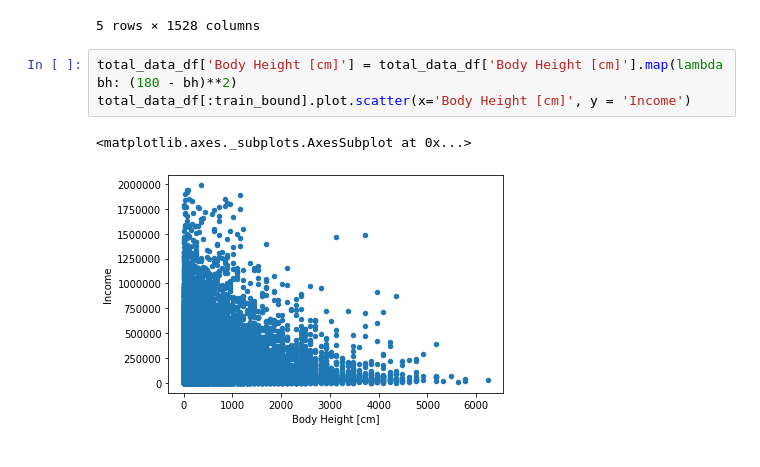
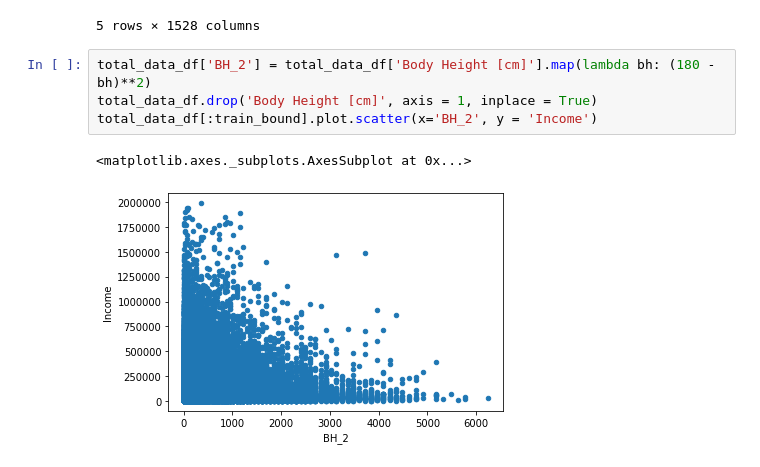
Before and after one commit to tannineo/cs7cs4-indi-comp, a Jupyter notebook: 20191014/training.ipynb, the cells around one changed output. Drawn from its saved outputs; the diff is of its cells as text.

```diff
--- a/20191014/training.ipynb
+++ b/20191014/training.ipynb
@@ -218,11 +220,12 @@ total_data_df.head()
 | 9 | 165.0 | 189 | 48058.20607 | 0 | 1 | 0 | 6.557439 | ... |
 5 rows × 1528 columns
 # %%
-total_data_df['Body Height [cm]'] = total_data_df['Body Height [cm]'].map(lambda bh: (180 - bh)**2)
-total_data_df[:train_bound].plot.scatter(x='Body Height [cm]', y = 'Income')
+total_data_df['BH_2'] = total_data_df['Body Height [cm]'].map(lambda bh: (180 - bh)**2)
+total_data_df.drop('Body Height [cm]', axis = 1, inplace = True)
+total_data_df[:train_bound].plot.scatter(x='BH_2', y = 'Income')
 # %% [output]
 <matplotlib.axes._subplots.AxesSubplot at 0x...>
-[figure, old version]
+[figure, new version]
 # %%
 # training
 
```
Also changed, not shown: parts of 5 cells of this notebook, 5 other files.
